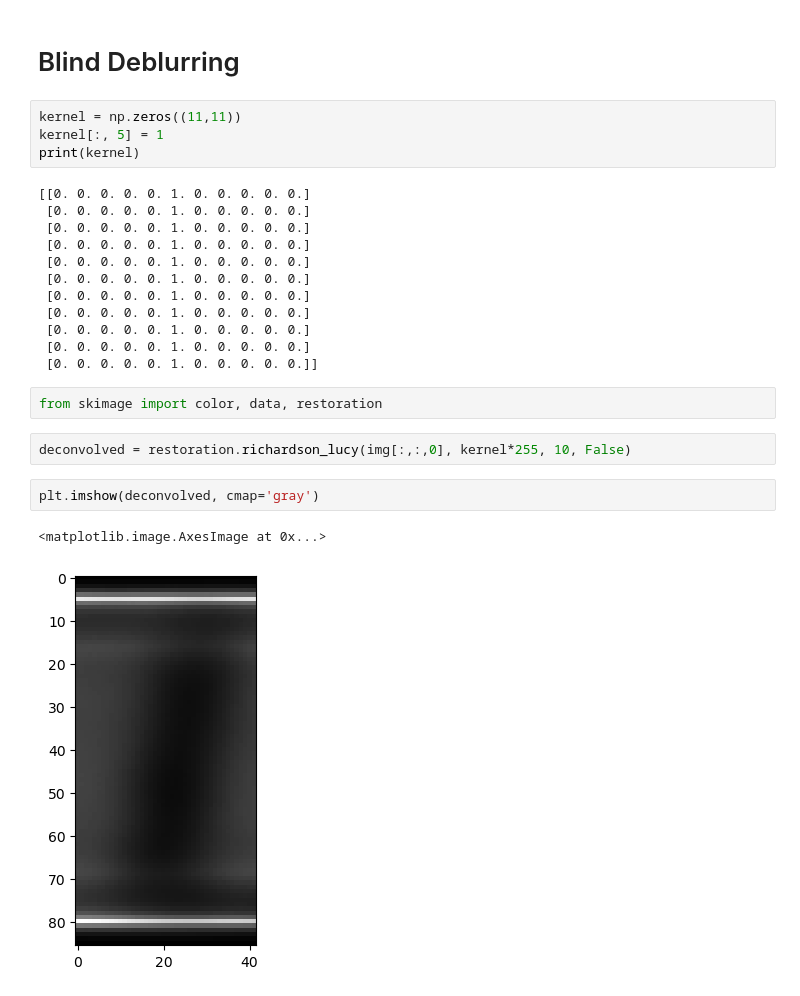
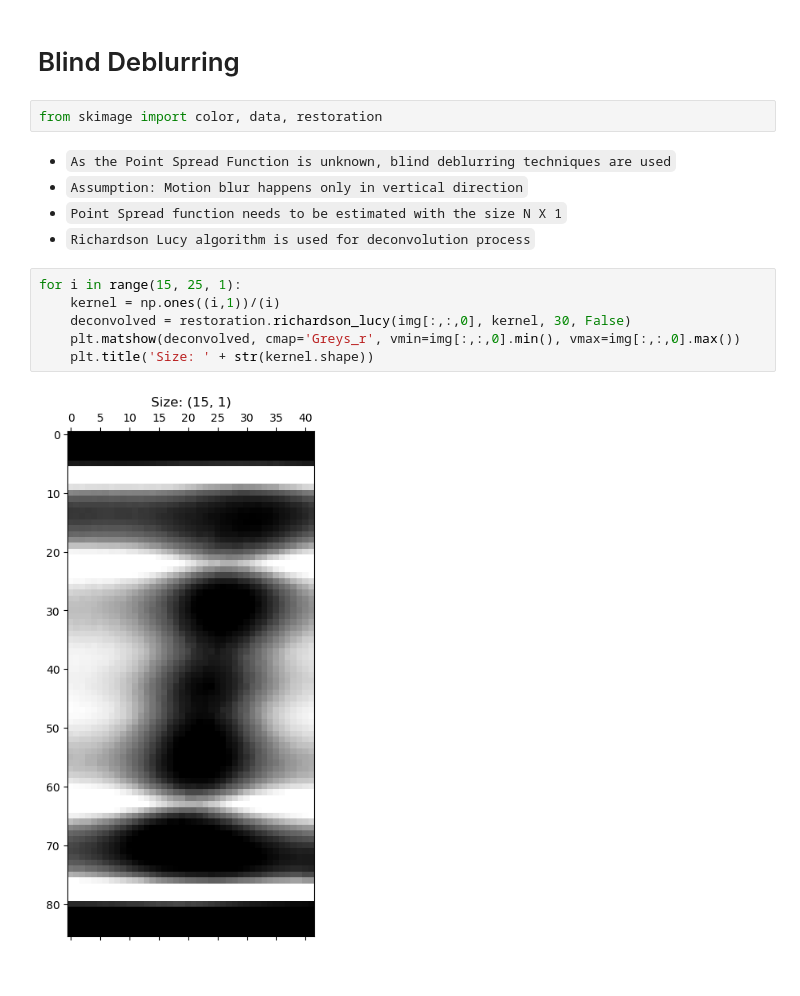
Before and after one commit to muthuganeshece/CVProjects, a Jupyter notebook: XRay/Debluring/Debluring.ipynb, the cells around one changed output. Drawn from its saved outputs; the diff is of its cells as text.

Commit message:
Applied Richardson Lucy and Tuning PSF

```diff
--- a/XRay/Debluring/Debluring.ipynb
+++ b/XRay/Debluring/Debluring.ipynb
@@ -136,27 +117,17 @@ plt.hist(img[:,:,2])
 # %% [markdown]
 # Blind Deblurring
-# %%
-kernel = np.zeros((11,11))
-kernel[:, 5] = 1
-print(kernel)
-# %% [output]
-[[0. 0. 0. 0. 0. 1. 0. 0. 0. 0. 0.]
- [0. 0. 0. 0. 0. 1. 0. 0. 0. 0. 0.]
- [0. 0. 0. 0. 0. 1. 0. 0. 0. 0. 0.]
- [0. 0. 0. 0. 0. 1. 0. 0. 0. 0. 0.]
- [0. 0. 0. 0. 0. 1. 0. 0. 0. 0. 0.]
- [0. 0. 0. 0. 0. 1. 0. 0. 0. 0. 0.]
- [0. 0. 0. 0. 0. 1. 0. 0. 0. 0. 0.]
- [0. 0. 0. 0. 0. 1. 0. 0. 0. 0. 0.]
- [0. 0. 0. 0. 0. 1. 0. 0. 0. 0. 0.]
- [0. 0. 0. 0. 0. 1. 0. 0. 0. 0. 0.]
- [0. 0. 0. 0. 0. 1. 0. 0. 0. 0. 0.]]
-# %%
-from skimage import color, data, restoration
-# %%
-deconvolved = restoration.richardson_lucy(img[:,:,0], kernel*255, 10, False)
+# %%
+from skimage import color, data, restoration
+# %% [markdown]
+- `As the Point Spread Function is unknown, blind deblurring techniques are used`
+- `Assumption: Motion blur happens only in vertical direction`
+- `Point Spread function needs to be estimated with the size N X 1`
+- `Richardson Lucy algorithm is used for deconvolution process`
 # %%
-plt.imshow(deconvolved, cmap='gray')
+for i in range(15, 25, 1):
+    kernel = np.ones((i,1))/(i)
+    deconvolved = restoration.richardson_lucy(img[:,:,0], kernel, 30, False)
+    plt.matshow(deconvolved, cmap='Greys_r', vmin=img[:,:,0].min(), vmax=img[:,:,0].max())
+    plt.title('Size: ' + str(kernel.shape))
 # %% [output]
-<matplotlib.image.AxesImage at 0x...>
-[figure, old version]
+[figure, new version]
```
Also changed, not shown: parts of 4 cells of this notebook.
